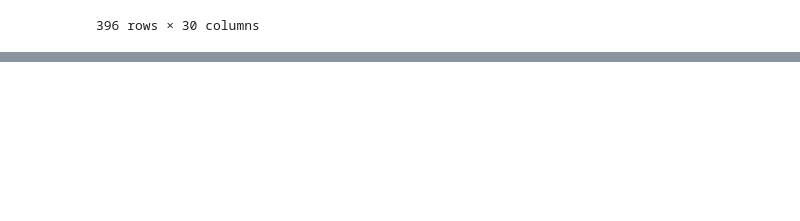
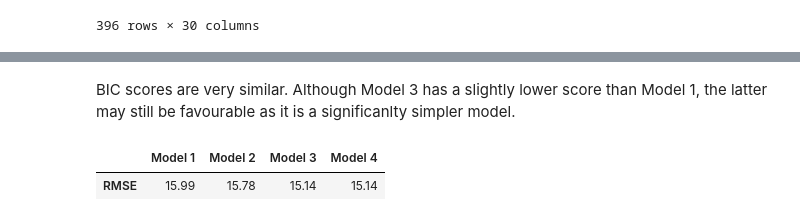
Before and after one commit to balint-thaler/DA3-Assignment-1, a Jupyter notebook: Assignment_1.ipynb, the cells around one changed output, grey strips where cells are left out. Saved outputs shown, nothing was run; the diff lists cells and outputs as text; code cells hidden in the pictures; blank space fills up the shorter version.

```diff
--- a/Assignment_1.ipynb
+++ b/Assignment_1.ipynb
@@ -114,0 +157,18 @@ data["age_3"] = data["age"] ** 3
+# %% [markdown]
+BIC scores are very similar. Although Model 3 has a slightly lower score than Model 1, the latter may still be favourable as it is a significanlty simpler model.
+# %%
+rmse1 = rmse(reg1.fittedvalues,data.wage).round(2)
+rmse2 = rmse(reg2.fittedvalues,data.wage).round(2)
+rmse3 = rmse(reg3.fittedvalues,data.wage).round(2)
+rmse4 = rmse(reg4.fittedvalues,data.wage).round(2)
+
+rmse_summary = pd.DataFrame(
+    {"Model 1": rmse1,
+    "Model 2" : rmse2,
+    "Model 3" : rmse3,
+    "Model 4" : rmse4}, index = ["RMSE"]
+)
+rmse_summary
+# %% [output]
+|  | Model 1 | Model 2 | Model 3 | Model 4 |
+| RMSE | 15.99 | 15.78 | 15.14 | 15.14 |
```
Also changed, not shown: parts of 3 cells of this notebook.
